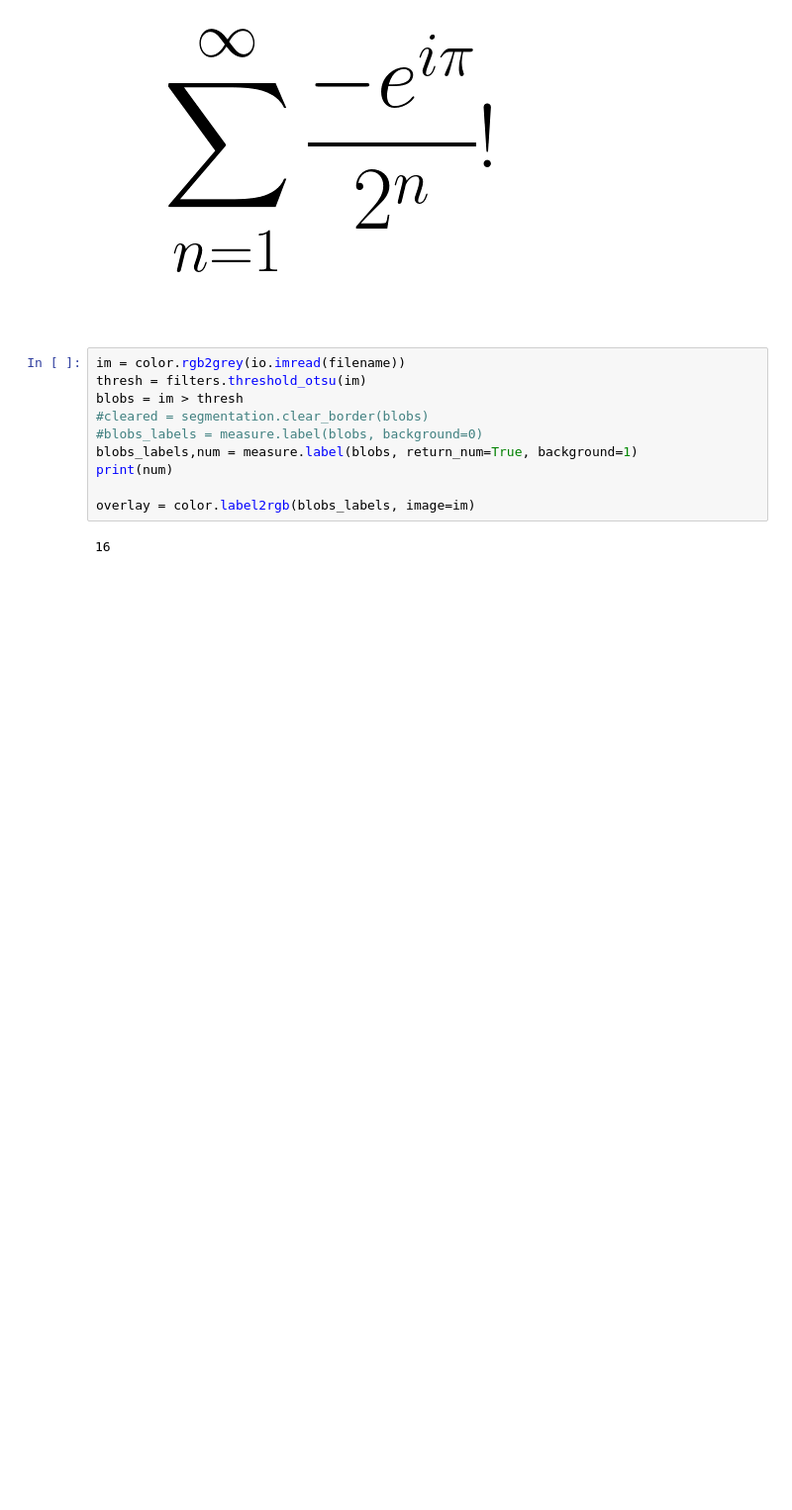
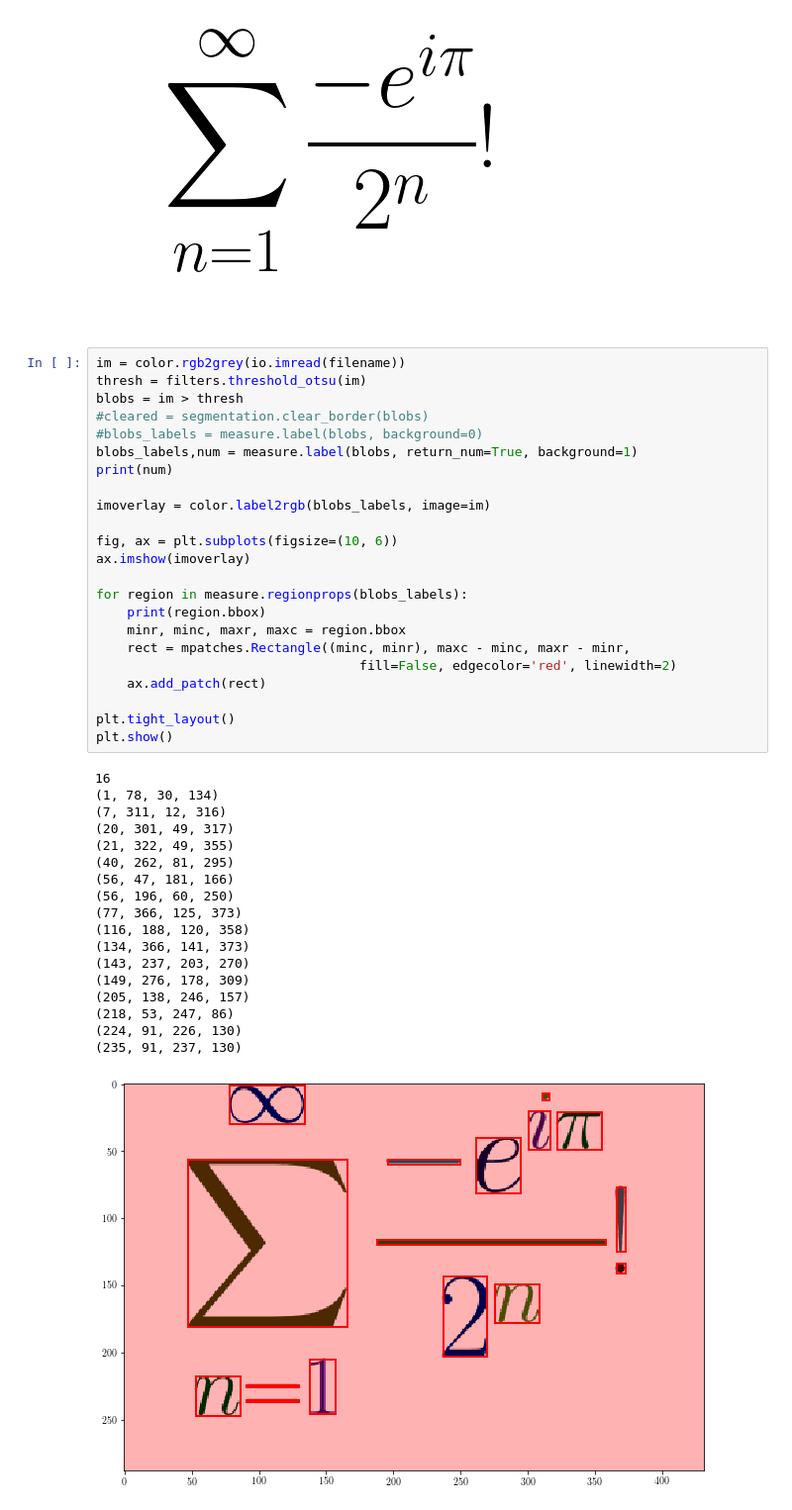
Before and after one commit to slottad/tex-musings, a Jupyter notebook: jupyter/LaTeX_Image_Segmentation.ipynb, the cells around one changed output. Shown at 99% size. Cells and saved outputs as stored; diff of their text form; blank space fills up the shorter version.

```diff
--- a/jupyter/LaTeX_Image_Segmentation.ipynb
+++ b/jupyter/LaTeX_Image_Segmentation.ipynb
@@ -33,12 +35,42 @@ plt.show()
 # %%
 im = color.rgb2grey(io.imread(filename))
 thresh = filters.threshold_otsu(im)
 blobs = im > thresh
 #cleared = segmentation.clear_border(blobs)
 #blobs_labels = measure.label(blobs, background=0)
 blobs_labels,num = measure.label(blobs, return_num=True, background=1)
 print(num)
 
-overlay = color.label2rgb(blobs_labels, image=im)
+imoverlay = color.label2rgb(blobs_labels, image=im)
+
+fig, ax = plt.subplots(figsize=(10, 6))
+ax.imshow(imoverlay)
+
+for region in measure.regionprops(blobs_labels):
+    print(region.bbox)
+    minr, minc, maxr, maxc = region.bbox
+    rect = mpatches.Rectangle((minc, minr), maxc - minc, maxr - minr,
+                                  fill=False, edgecolor='red', linewidth=2)
+    ax.add_patch(rect)
+
+plt.tight_layout()
+plt.show()
 # %% [output]
 16
+(1, 78, 30, 134)
+(7, 311, 12, 316)
+(20, 301, 49, 317)
+(21, 322, 49, 355)
+(40, 262, 81, 295)
+(56, 47, 181, 166)
+(56, 196, 60, 250)
+(77, 366, 125, 373)
+(116, 188, 120, 358)
+(134, 366, 141, 373)
+(143, 237, 203, 270)
+(149, 276, 178, 309)
+(205, 138, 246, 157)
+(218, 53, 247, 86)
+(224, 91, 226, 130)
+(235, 91, 237, 130)
+[figure, added]
```
Also changed, not shown: parts of 11 cells of this notebook, 1 other file.
